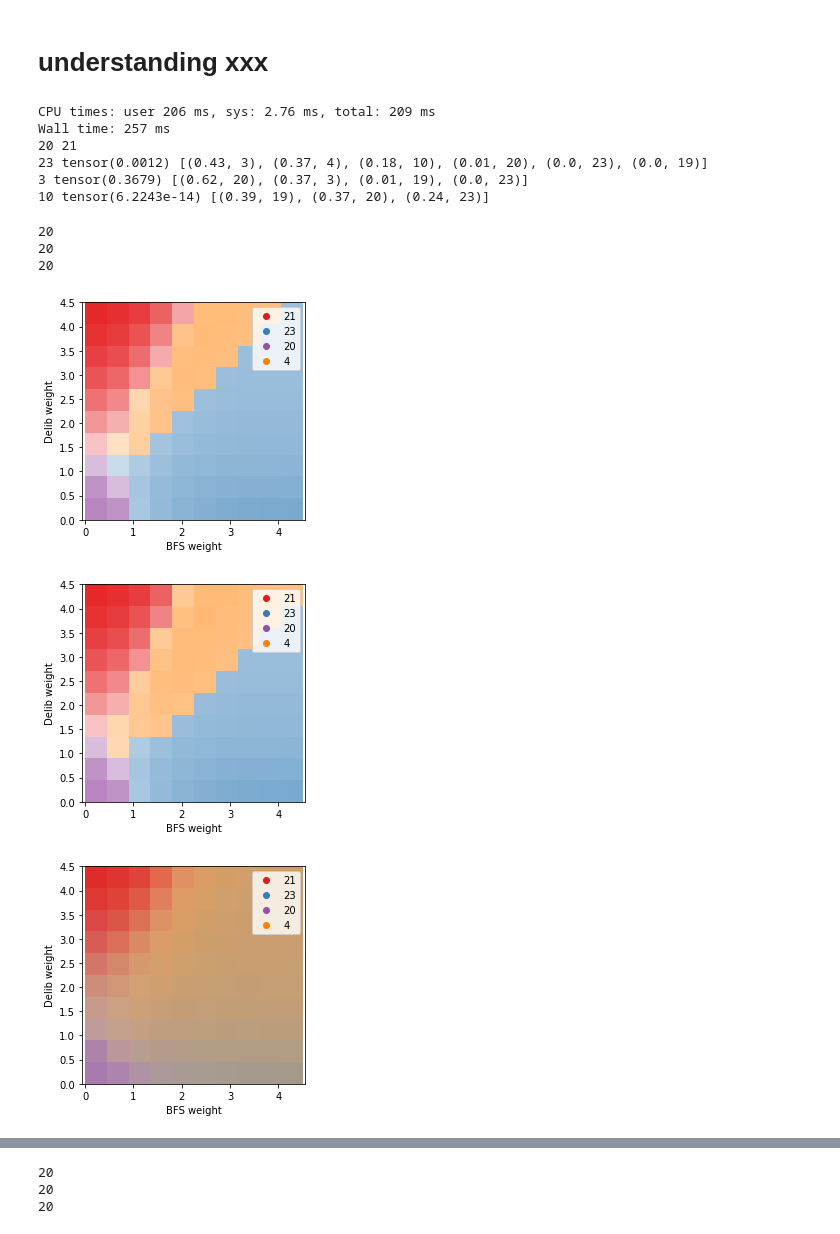
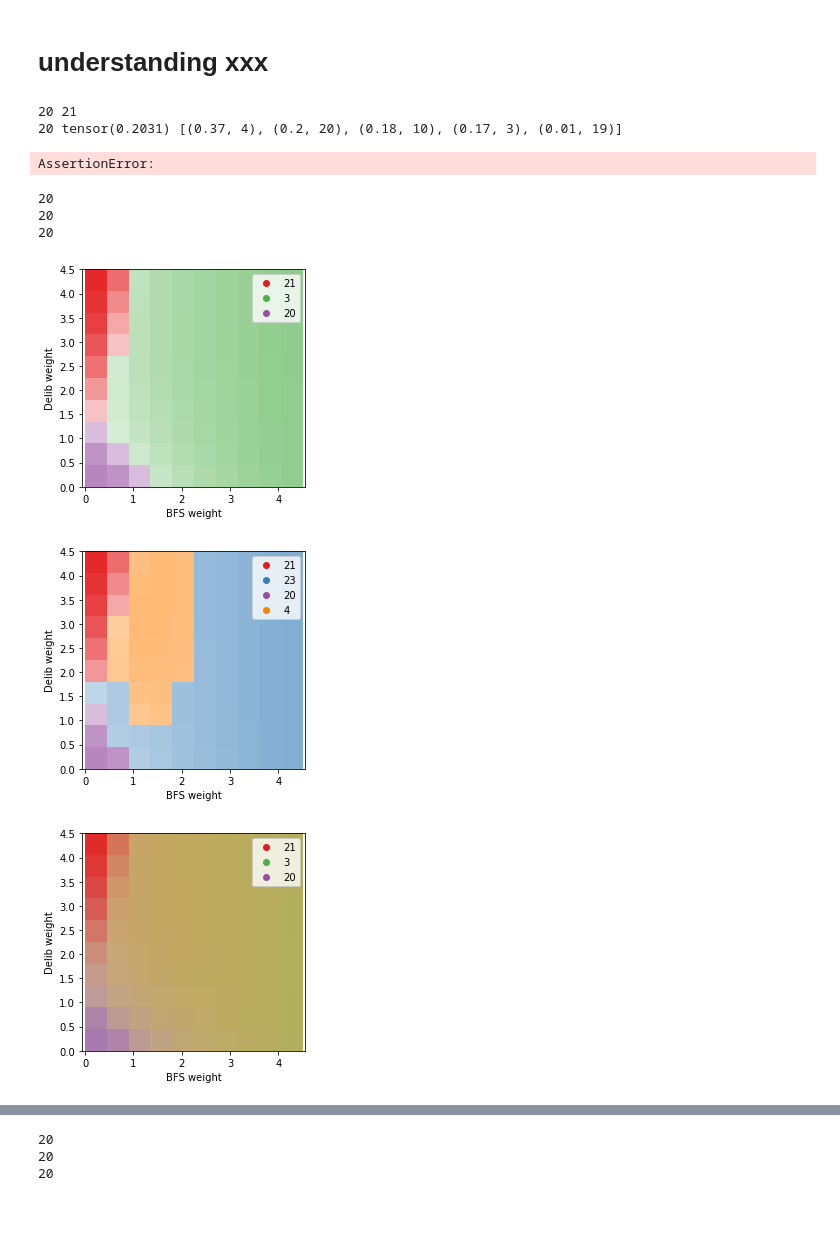
Before and after one commit to cgc/optdisco-plancost, a Jupyter notebook: analysis/suboptimal.ipynb, the cells around one changed output, grey strips where cells are left out. Saved outputs shown, nothing was run; the diff lists cells and outputs as text; code cells hidden in the pictures.

```diff
--- a/analysis/suboptimal.ipynb
+++ b/analysis/suboptimal.ipynb
@@ -125,17 +125,22 @@ def op(
     J = -torch.mean(V[torch.tensor(env.start_states)])
     #policy = (meta_beta*Q).softmax(dim=1)
     return J, V, Q, policy, eta
+# %%
+env = envs.Blocks(3, hanoi=True, canonicalize=False)
+#%time D = diffplan.compute_distance_matrix(env)
+#BFS = diffplan.compute_bfs_matrix(env, D)
+h = envs.compute_blocks_distance_heuristic(env)
+a_star_distance, a_star_cost = astar.compute_astar_matrix(env, h, samples=100, tqdm=tqdm)
 # %%
-env = envs.Blocks(3, hanoi=True, canonicalize=False)
-%time D = diffplan.compute_distance_matrix(env)
-BFS = diffplan.compute_bfs_matrix(env, D)
+search_cost = (a_star_distance + a_star_cost).float()
 #search_cost = (D + .5*BFS) + 1 # 23 -> 3 -> goal
 #search_cost = (D + .9*BFS) + 2 # 4 -> goal
-search_cost = (D + BFS)
+#search_cost = (D + BFS)
 
 #os = option_set = [3, 4, 10, 19, 20, 23]
 #os = option_set = [20, 4, 23, 3, 10, 19]
 os = option_set = [23, 3, 20, 4, 10, 19]
+#os = option_set = [3, 4, 20]
 
 s = env.states_to_idx[(('B', 'A'),(),('C',))]
 g = env.states_to_idx[(('C', 'A'),(),('B',))] # from the paper!
@@ -179,12 +184,9 @@ while x != g:
     if ct > 10:
         break
 # %% [output]
-CPU times: user 206 ms, sys: 2.76 ms, total: 209 ms
-Wall time: 257 ms
 20 21
-23 tensor(0.0012) [(0.43, 3), (0.37, 4), (0.18, 10), (0.01, 20), (0.0, 23), (0.0, 19)]
-3 tensor(0.3679) [(0.62, 20), (0.37, 3), (0.01, 19), (0.0, 23)]
-10 tensor(6.2243e-14) [(0.39, 19), (0.37, 20), (0.24, 23)]
+20 tensor(0.2031) [(0.37, 4), (0.2, 20), (0.18, 10), (0.17, 3), (0.01, 19)]
+AssertionError:
 # %%
 def do_grouping(gridp_full):
     i = {n: idx+1 for idx, n in enumerate(option_set)}
@@ -194,8 +196,7 @@ def do_grouping(gridp_full):
     newthing[:, :, 0] = gridp_full[:, :, 0]
     newthing[:, :, i[20]] = gridp_full[:, :, i[20]]
     newthing[:, :, i[4]] = gridp_full[:, :, i[4]] + gridp_full[:, :, i[19]]
-    newthing[:, :, i[23]] = gridp_full[:, :, i[23]]
-    newthing[:, :, i[3]] = gridp_full[:, :, i[3]] + gridp_full[:, :, i[10]]
+    newthing[:, :, i[23]] = gridp_full[:, :, i[23]] + gridp_full[:, :, i[3]] + gridp_full[:, :, i[10]]
 
     return newthing
 
@@ -207,7 +208,11 @@ def render_grid(wBFSs, wdelibs, *, cost_scaling=1., beta=1., coef_entropy=0., ve
     Qs = np.full((len(wBFSs), len(wdelibs), len(option_set)+1), np.nan)
     for wBFSidx, wBFS in enumerate(wBFSs):
         for wdelibidx, wdelib in enumerate(wdelibs):
-            search_cost = ((D + wBFS*BFS) + wdelib)*cost_scaling
+            dist = D
+            plancost = BFS
+            dist = a_star_distance
+            plancost = a_star_cost
+            search_cost = ((dist + wBFS*plancost) + wdelib)*cost_scaling
             if vec:
                 r = diffplan.option_planner_bfs_vec(env, terms, search_cost, meta_beta=beta)
             else:
@@ -253,33 +258,33 @@ def plot_grid(wBFSs, wdelibs, gridp_full, cmap='Set1', ax=None, showmax=True):
 
     print(s)
     osxx = [g]+option_set
     nan_opt = np.all(np.isnan(gridp), axis=(0, 1))
     assert nan_opt.shape == (n_opts,)
     legend_elements = [
         plt.Line2D([0], [0], marker='o',
                    markeredgecolor=cm(idx),
                    markerfacecolor=cm(idx),
                    c=(0, 0, 0, 0),
                    label=str(osxx[idx]))
         for idx in range(n_opts)
         if not nan_opt[idx]
     ]
     plt.legend(handles=legend_elements)
 
 #wBFSs = np.arange(0, 2., 0.2)
 #wdelibs = np.arange(0, 4, 0.2)
 wBFSs = np.arange(0, 8., 0.5)
 wdelibs = np.arange(0, 8, 0.5)
 #wBFSs = np.arange(0, 5., 0.3)
 #wdelibs = np.arange(0, 5., 0.3)
 
 d=render_grid(np.arange(0, 5., 0.5), np.arange(0, 5, 0.5), vec=True)
 d=render_grid(np.arange(0, 5., 0.5), np.arange(0, 5, 0.5), vec=True, group=True)
 d=render_grid(np.arange(0, 5., 0.5), np.arange(0, 5, 0.5), vec=True, showmax=False)
 # %% [output]
 20
 20
 20
-[figure, old version]
+[figure, new version]
-[figure, old version]
+[figure, new version]
-[figure, old version]
+[figure, new version]
```
Also changed, not shown: parts of 2 cells of this notebook, 4 other files.
